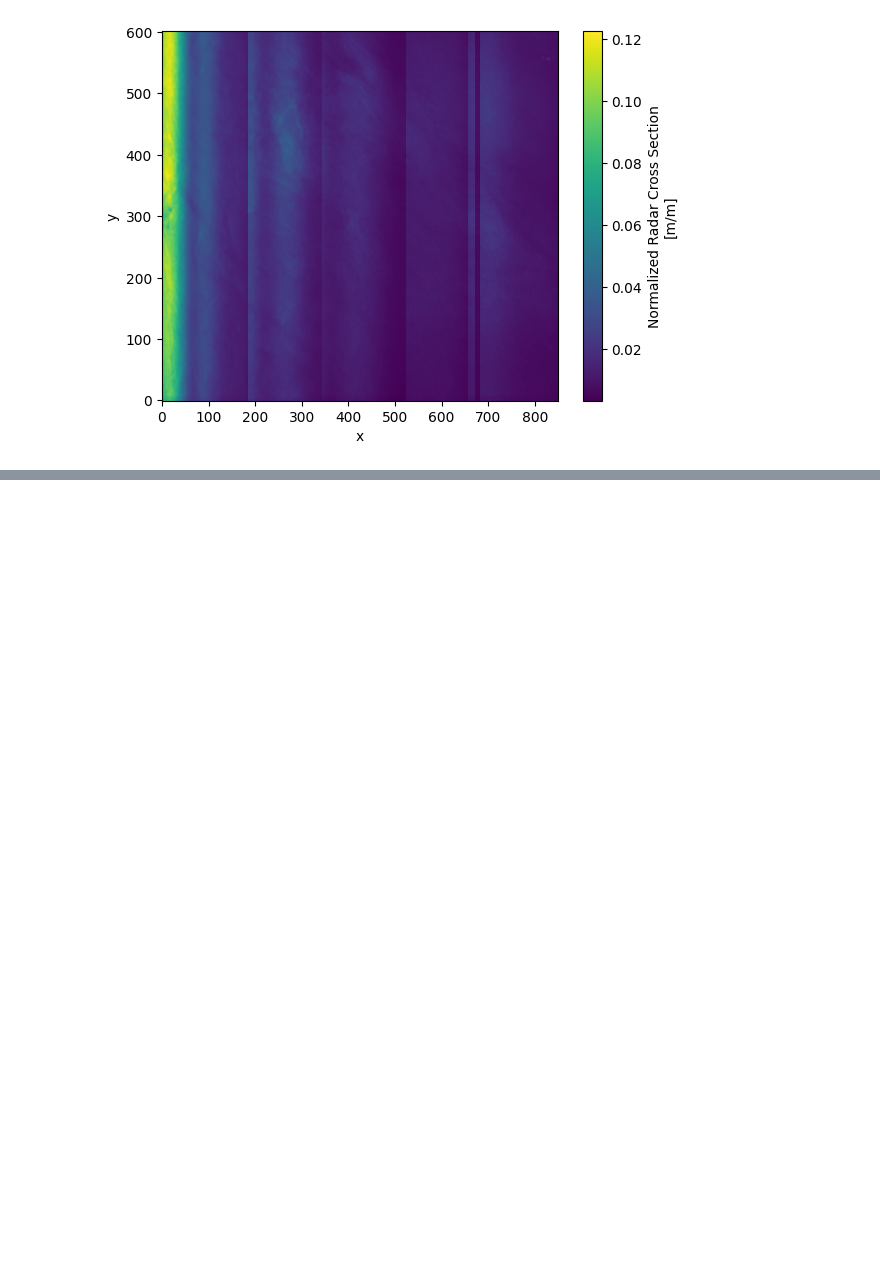
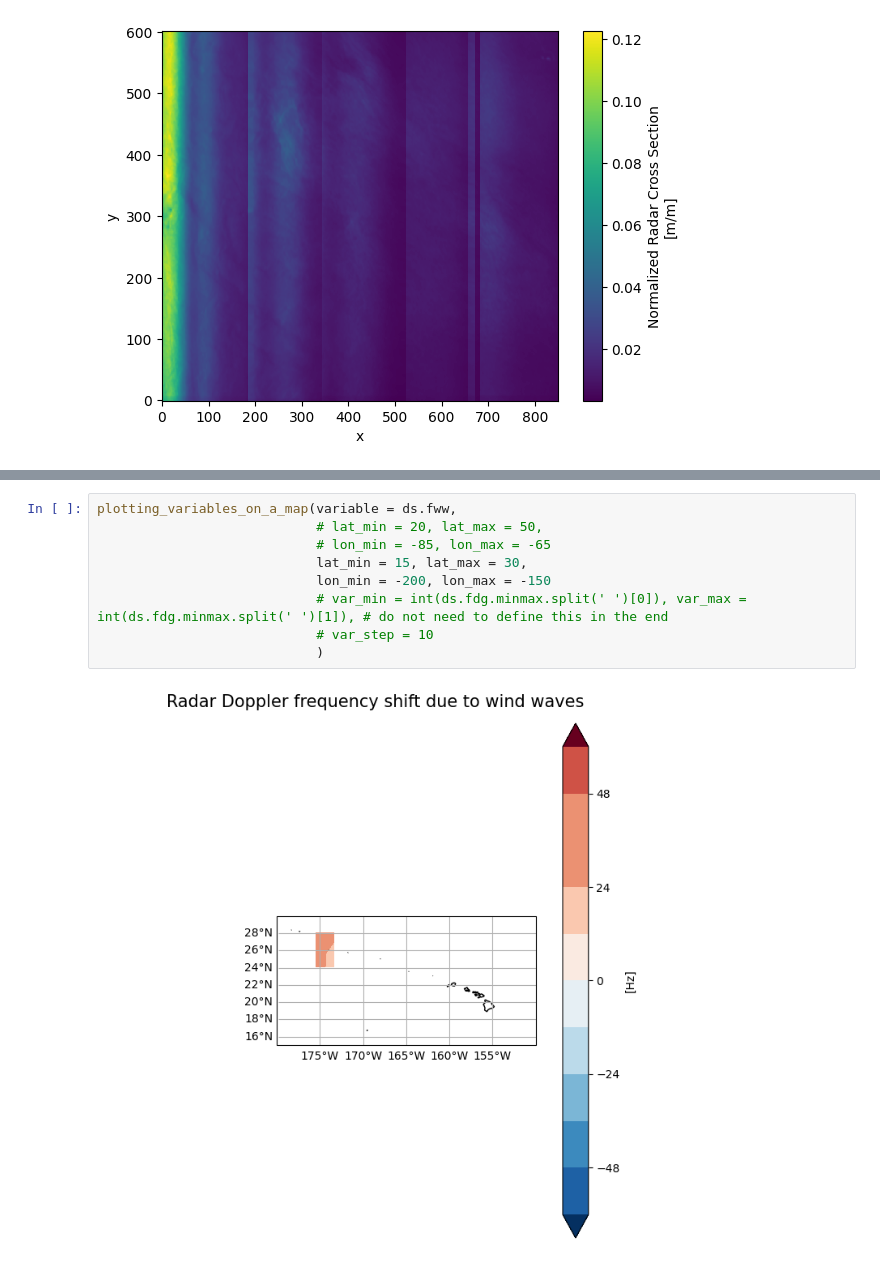
Before and after one commit to metno/MET_SAR-Doppler_User_Guide, a Jupyter notebook: _build/jupyter_execute/notebooks/Plot_Data_on_a_Map.ipynb, the cells around one changed output, grey strips where cells are left out. Cells and saved outputs as stored; diff of their text form; blank space fills up the shorter version.

```diff
--- a/_build/jupyter_execute/notebooks/Plot_Data_on_a_Map.ipynb
+++ b/_build/jupyter_execute/notebooks/Plot_Data_on_a_Map.ipynb
@@ -311,2 +343,13 @@ Data variables: (12/17)
     summary_no:                 Kalibrert geofysisk Dopplerskift fra ENVISAT ...
     title_no:                   Kalibrert geofysisk ENVISAT ASAR Dopplerskift...
+# %%
+plotting_variables_on_a_map(variable = ds.fww,
+                            # lat_min = 20, lat_max = 50,
+                            # lon_min = -85, lon_max = -65
+                            lat_min = 15, lat_max = 30,
+                            lon_min = -200, lon_max = -150
+                            # var_min = int(ds.fdg.minmax.split(' ')[0]), var_max = int(ds.fdg.minmax.split(' ')[1]), # do not need to define this in the end
+                            # var_step = 10
+                            )
+# %% [output]
+[figure, added]
```
Also changed, not shown: parts of 21 cells of this notebook, 25 other files.
